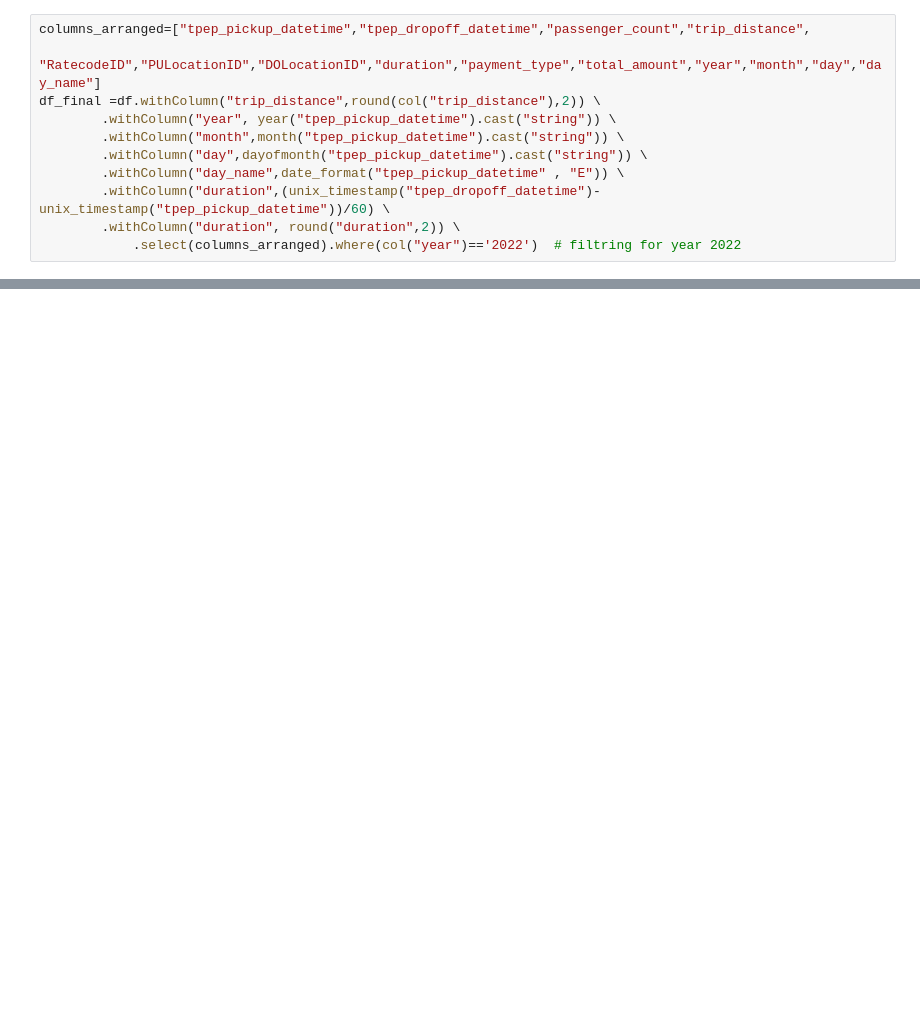
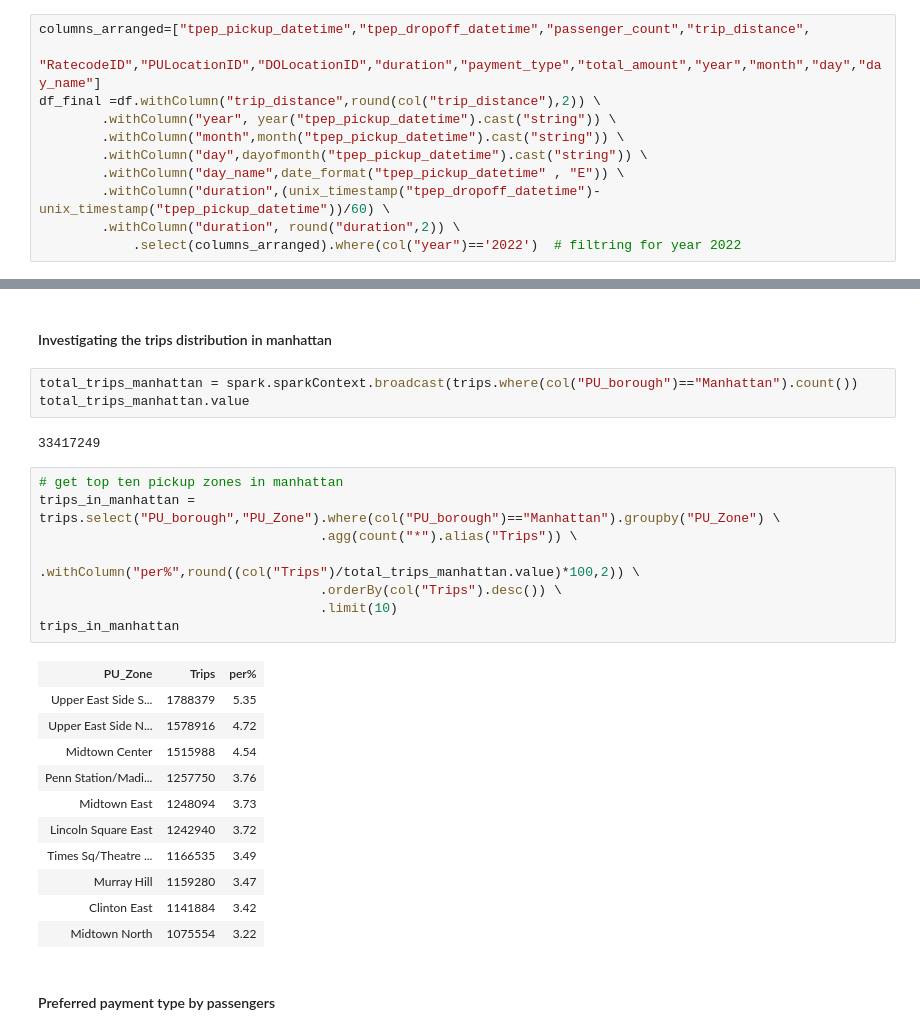
Before and after one commit to KareeemBeltagy/NYC_TCL_Taxi, a Jupyter notebook: Untitled.ipynb, the cells around one changed output, grey strips where cells are left out. Saved outputs shown, nothing was run; the diff lists cells and outputs as text; blank space fills up the shorter version.

```diff
--- a/Untitled.ipynb
+++ b/Untitled.ipynb
@@ -219,0 +358,29 @@ df_final.write.partitionBy("year","month").mode("overwrite").format("parquet").s
+# %% [markdown]
+#### Investigating the trips distribution in manhattan
+# %%
+total_trips_manhattan = spark.sparkContext.broadcast(trips.where(col("PU_borough")=="Manhattan").count())
+total_trips_manhattan.value
+# %% [output]
+33417249
+# %%
+# get top ten pickup zones in manhattan
+trips_in_manhattan = trips.select("PU_borough","PU_Zone").where(col("PU_borough")=="Manhattan").groupby("PU_Zone") \
+                                    .agg(count("*").alias("Trips")) \
+                                    .withColumn("per%",round((col("Trips")/total_trips_manhattan.value)*100,2)) \
+                                    .orderBy(col("Trips").desc()) \
+                                    .limit(10)
+trips_in_manhattan
+# %% [output]
+| PU_Zone | Trips | per% |
+| Upper East Side S... | 1788379 | 5.35 |
+| Upper East Side N... | 1578916 | 4.72 |
+| Midtown Center | 1515988 | 4.54 |
+| Penn Station/Madi... | 1257750 | 3.76 |
+| Midtown East | 1248094 | 3.73 |
+| Lincoln Square East | 1242940 | 3.72 |
+| Times Sq/Theatre ... | 1166535 | 3.49 |
+| Murray Hill | 1159280 | 3.47 |
+| Clinton East | 1141884 | 3.42 |
+| Midtown North | 1075554 | 3.22 |
+# %% [markdown]
+#### Preferred payment type by passengers
```
Also changed, not shown: parts of 32 cells of this notebook.
